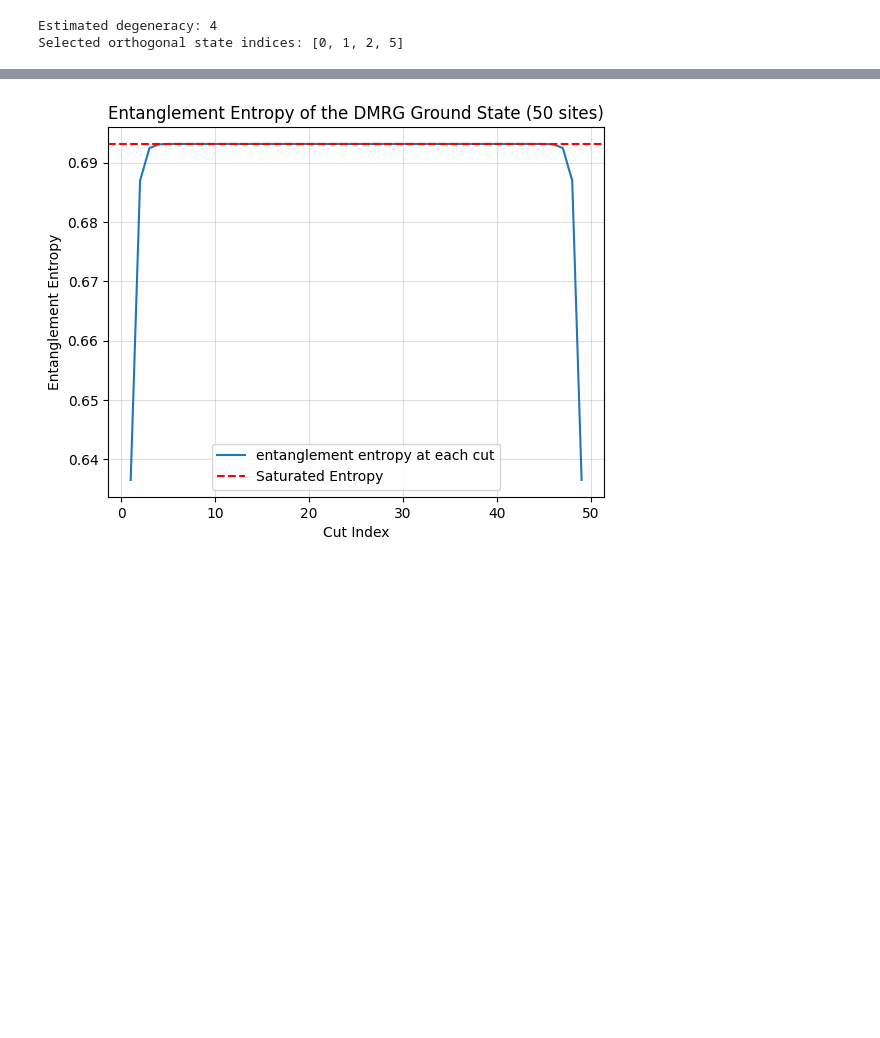
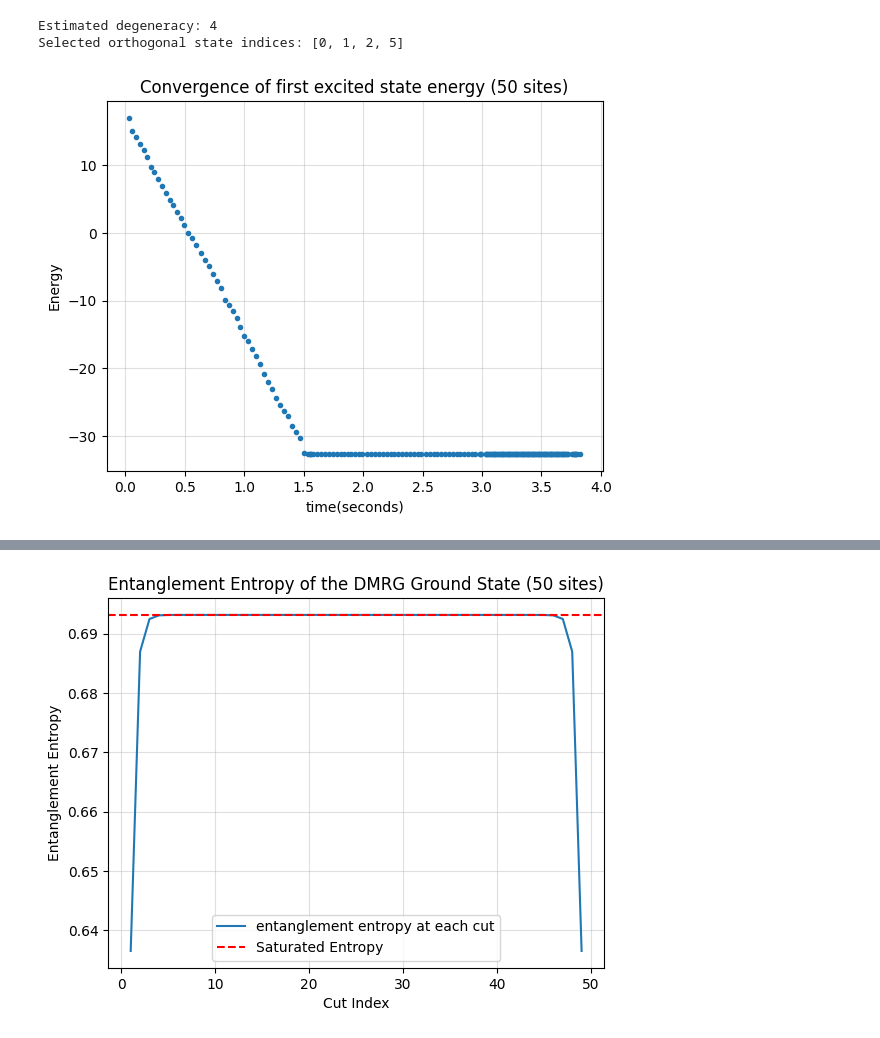
Before and after one commit to KiamehrJavid/QIC_FinProj, a Jupyter notebook: DMRG_modified_point2.ipynb, the cells around one changed output, grey strips where cells are left out. Cells and saved outputs as stored; diff of their text form; code cells hidden in the pictures; blank space fills up the shorter version.

```diff
--- a/DMRG_modified_point2.ipynb
+++ b/DMRG_modified_point2.ipynb
@@ -183,4 +213,15 @@ print("Selected orthogonal state indices:", selected_indices)
 # %% [output]
 Estimated degeneracy: 4
 Selected orthogonal state indices: [0, 1, 2, 5]
+# %%
+energies = dmrg_engine.update_stats.get('E_total').copy()[:200]
+times = dmrg_engine.update_stats.get('time').copy()[:200]
+plt.plot(times, energies, marker = '.', lw = .01)
+plt.xlabel("time(seconds)")
+plt.ylabel("Energy")
+plt.title(f"Convergence of first excited state energy ({L} sites)")
+plt.grid(alpha=0.4)
+plt.show()
+# %% [output]
+[figure, added]
 # %%
```
Also changed, not shown: parts of 14 cells of this notebook, 2 other files.
